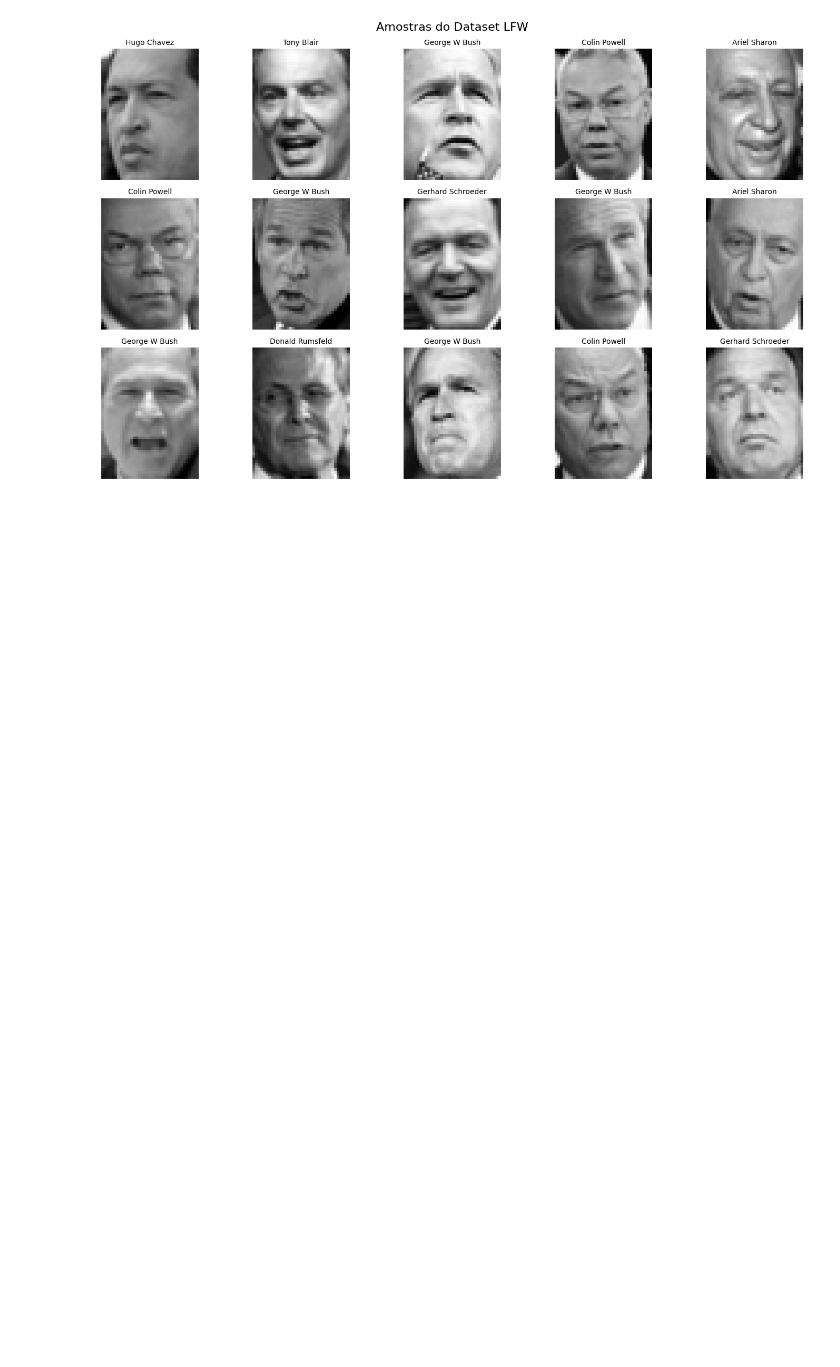
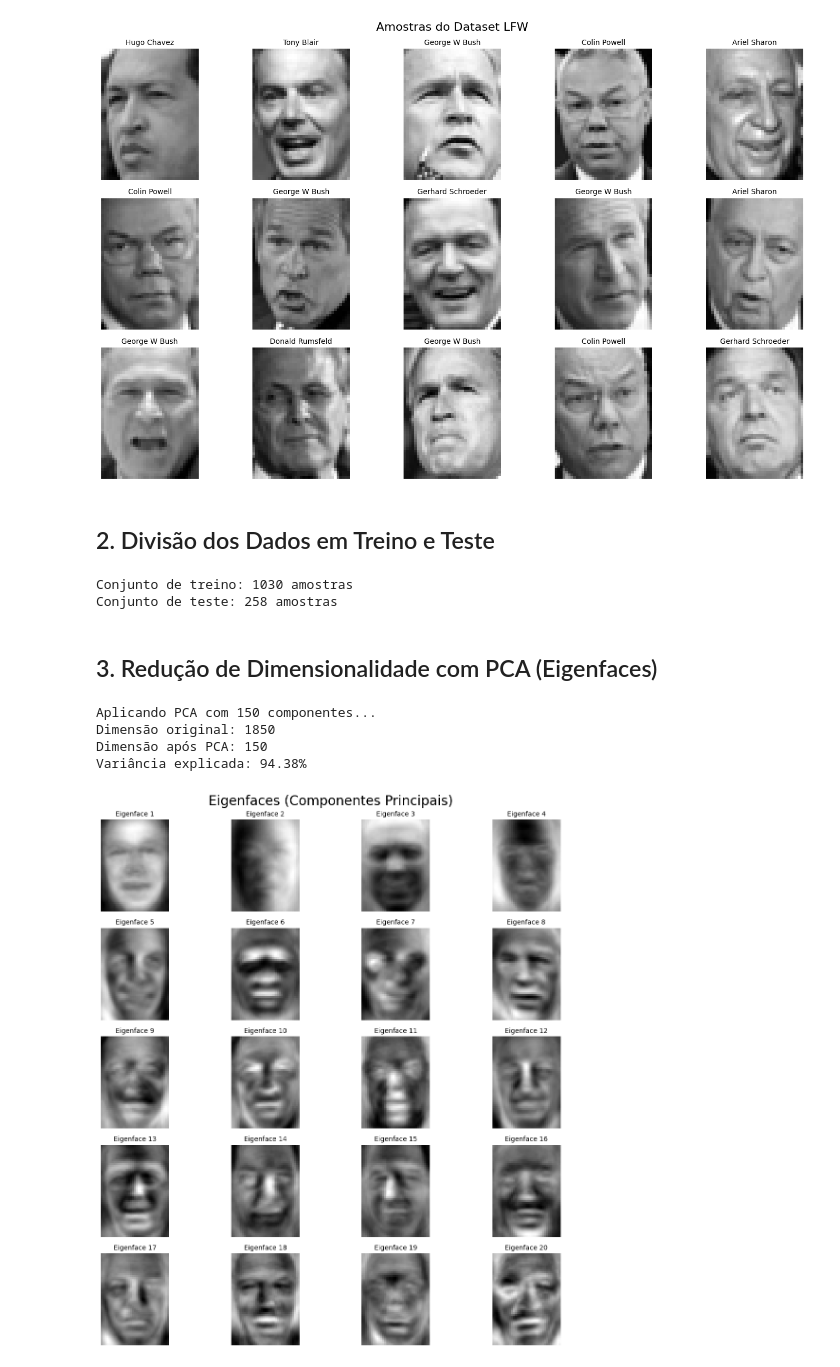
Before and after one commit to efraimmf/INTC-facial-detection-recognition, a Jupyter notebook: main.ipynb, the cells around one changed output. Cells and saved outputs as stored; diff of their text form; code cells hidden in the pictures; blank space fills up the shorter version.

Commit message:
feat: implement data splitting, PCA dimensionality reduction, and SVM training for face recognition

```diff
--- a/main.ipynb
+++ b/main.ipynb
@@ -98,3 +98,60 @@ plt.tight_layout()
 plt.show()
 # %% [output]
 [figure]
+# %% [markdown]
+## 2. Divisão dos Dados em Treino e Teste
+# %%
+# Dividir em conjunto de treino e teste
+X_train, X_test, y_train, y_test = train_test_split(
+    X, y, test_size=0.20, random_state=42, stratify=y
+)
+
+print(f"Conjunto de treino: {X_train.shape[0]} amostras")
+print(f"Conjunto de teste: {X_test.shape[0]} amostras")
+# %% [output]
+Conjunto de treino: 1030 amostras
+Conjunto de teste: 258 amostras
+# %% [markdown]
+## 3. Redução de Dimensionalidade com PCA (Eigenfaces)
+# %%
+# Normalizar os dados
+scaler = StandardScaler()
+X_train_scaled = scaler.fit_transform(X_train)
+X_test_scaled = scaler.transform(X_test)
+
+# Aplicar PCA para reduzir dimensionalidade
+# n_components: número de componentes principais (eigenfaces)
+n_components = 150
+print(f"Aplicando PCA com {n_components} componentes...")
+
+pca = PCA(n_components=n_components, whiten=True, random_state=42)
+X_train_pca = pca.fit_transform(X_train_scaled)
+X_test_pca = pca.transform(X_test_scaled)
+
+print(f"Dimensão original: {X_train.shape[1]}")
+print(f"Dimensão após PCA: {X_train_pca.shape[1]}")
+print(f"Variância explicada: {pca.explained_variance_ratio_.sum():.2%}")
+# %% [output]
+Aplicando PCA com 150 componentes...
+Dimensão original: 1850
+Dimensão após PCA: 150
+Variância explicada: 94.38%
+# %%
+# Visualizar as eigenfaces (componentes principais)
+n_eigenfaces = 20
+# CORREÇÃO: pegar apenas os primeiros n_eigenfaces componentes antes do reshape
+eigenfaces = pca.components_[:n_eigenfaces].reshape((n_eigenfaces, h, w))
+
+fig, axes = plt.subplots(5, 4, figsize=(12, 12))
+fig.suptitle('Eigenfaces (Componentes Principais)', fontsize=20)
+
+for i, ax in enumerate(axes.flat):
+    if i < n_eigenfaces:
+        ax.imshow(eigenfaces[i], cmap='gray')
+        ax.set_title(f'Eigenface {i+1}', fontsize=10)
+        ax.axis('off')
+
+plt.tight_layout()
+plt.show()
+# %% [output]
+[figure, added]
```
Also changed, not shown: parts of 2 cells of this notebook.
